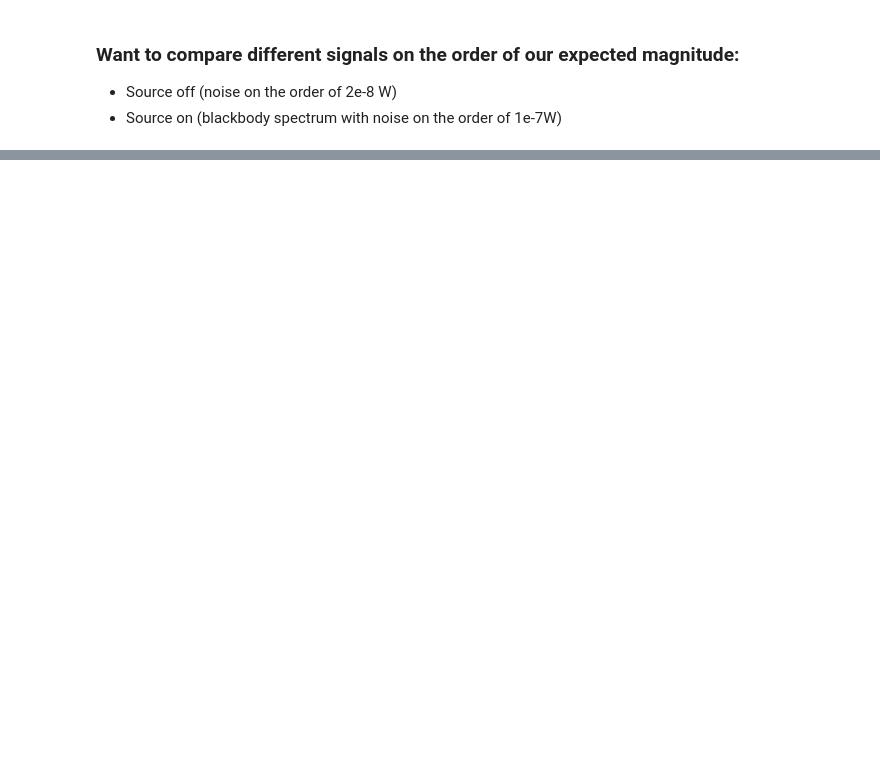
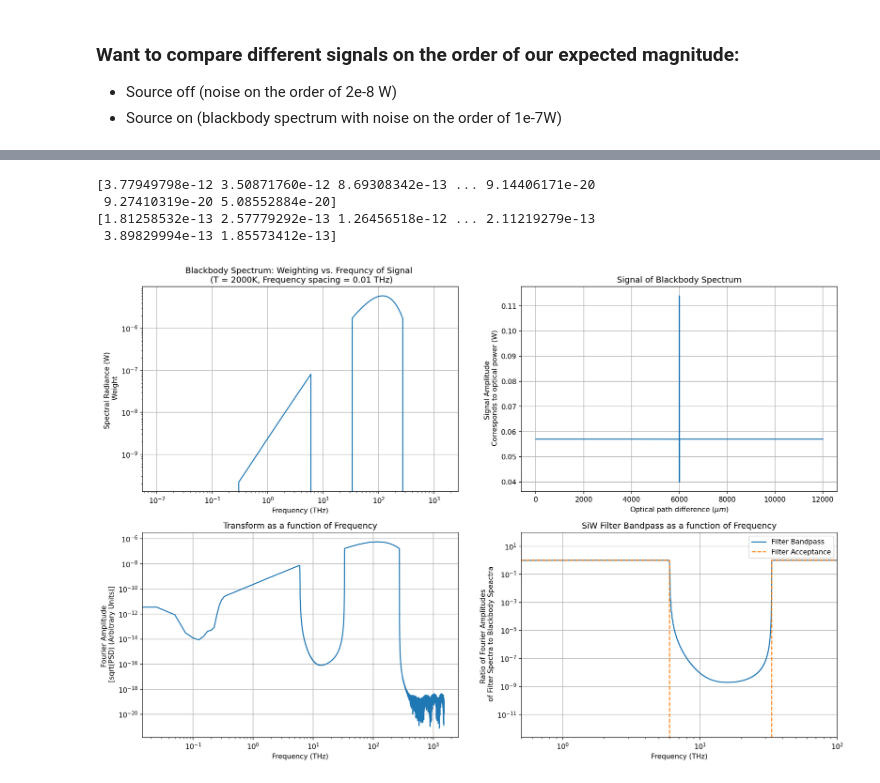
Before and after one commit to nkurinsky/THz-FTS, a Jupyter notebook: python/Notebooks/BBspectrum_FTS_(arbitrary_FrequencyList).ipynb, the cells around one changed output, grey strips where cells are left out. Saved outputs shown, nothing was run; the diff lists cells and outputs as text; code cells hidden in the pictures; blank space fills up the shorter version.

```diff
--- a/python/Notebooks/BBspectrum_FTS_(arbitrary_FrequencyList).ipynb
+++ b/python/Notebooks/BBspectrum_FTS_(arbitrary_FrequencyList).ipynb
@@ -116,0 +112,61 @@ plt.show()
+# %%
+x, y_filter, weights, filter_val = blackbody_input_function(lambda_or_nu, frequencies, frequency_slice_size, filter='SiW')
+
+fig = plt.figure(figsize=(18, 12), dpi=150)
+plt.subplot(2, 2, 1)
+plt.plot(frequencies, weights)
+
+plt.subplot(2, 2, 2)
+plt.plot(x,y)
+
+plt.subplot(2, 2, 3)
+frequency, spectrum = psd_frequency(y_filter, 'parzen')
+plt.semilogy(frequency, spectrum)
+
+plt.subplot(2, 2, 4)
+plt.semilogy(frequency, spectrum/spectrum_nofilter, label = "Filter Bandpass")
+plt.semilogy(frequencies, filter_val, '--', label = 'Filter Acceptance')
+print(spectrum)
+print(spectrum_nofilter)
+
+#plot details for blackbody spectrum plot
+plt.subplot(2, 2, 1)
+plt.grid(True)
+plt.yscale('log')
+plt.xscale('log')
+title = "Blackbody Spectrum: Weighting vs. Frequncy of Signal \n (T = " + str(Temp) + "K, Frequency spacing = "+ str(round(frequency_slice_size,2)) + " THz)"
+plt.title(title)
+plt.xlabel("Frequency (THz)")
+plt.ylabel("Spectral Radiance (W) \n Weight")
+
+#plot details for signal plot
+plt.subplot(2, 2, 2)
+plt.grid(True)
+plt.title("Signal of Blackbody Spectrum")
+plt.xlabel("Optical path difference ($\mu m$)")
+plt.ylabel("Signal Amplitude \n Corresponds to optical power (W)")
+
+#plot details for fourier transform plot in terms of frequency rather than wavenumber
+plt.subplot(2, 2, 3)
+plt.title("Transform as a function of Frequency")
+plt.xscale('log')
+plt.grid(True)
+plt.xlabel('Frequency (THz)')
+plt.ylabel("Fourier Amplitude \n [sqrt(PSD) (Arbitrary Units)]")
+
+#plot details for transfer function (which is power specctrum in frequency for filter/ blackbody~ like dividing out the noise)
+plt.subplot(2, 2, 4)
+plt.title("SiW Filter Bandpass as a function of Frequency")
+plt.xscale('log')
+plt.grid(True)
+plt.legend()
+plt.xlim(5e-1, 100)
+plt.xlabel('Frequency (THz)')
+plt.ylabel("Ratio of Fourier Amplitudes \n of Filter Spectra to Blackbody Speactra")
+plt.show()
+# %% [output]
+[3.77949798e-12 3.50871760e-12 8.69308342e-13 ... 9.14406171e-20
+ 9.27410319e-20 5.08552884e-20]
+[1.81258532e-13 2.57779292e-13 1.26456518e-12 ... 2.11219279e-13
+ 3.89829994e-13 1.85573412e-13]
+[figure, added]
```
Also changed, not shown: parts of 9 cells of this notebook.
